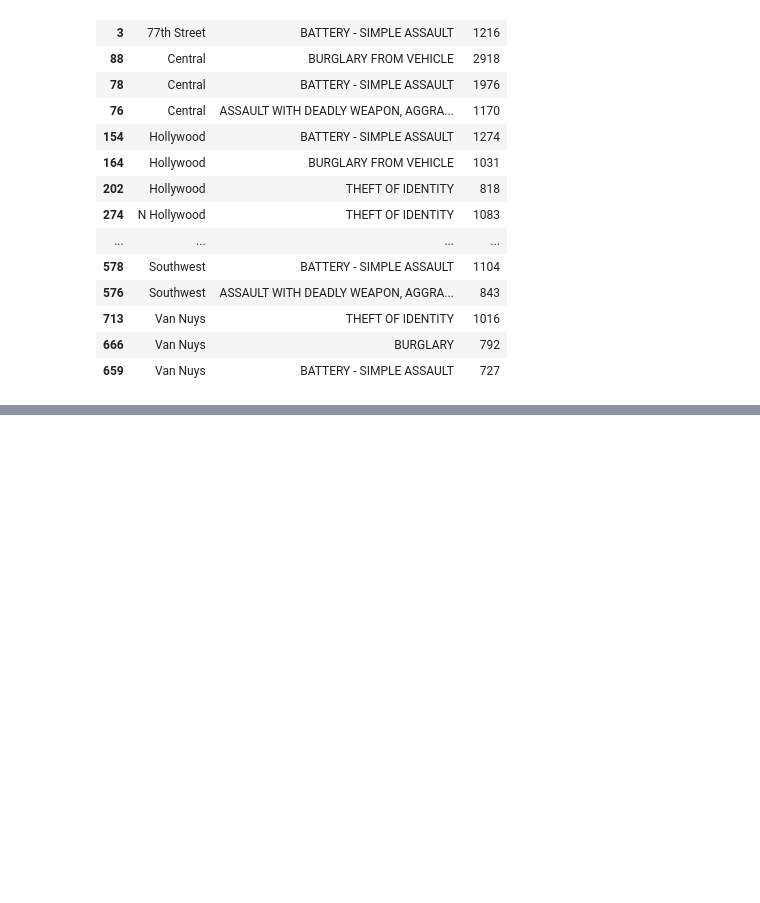
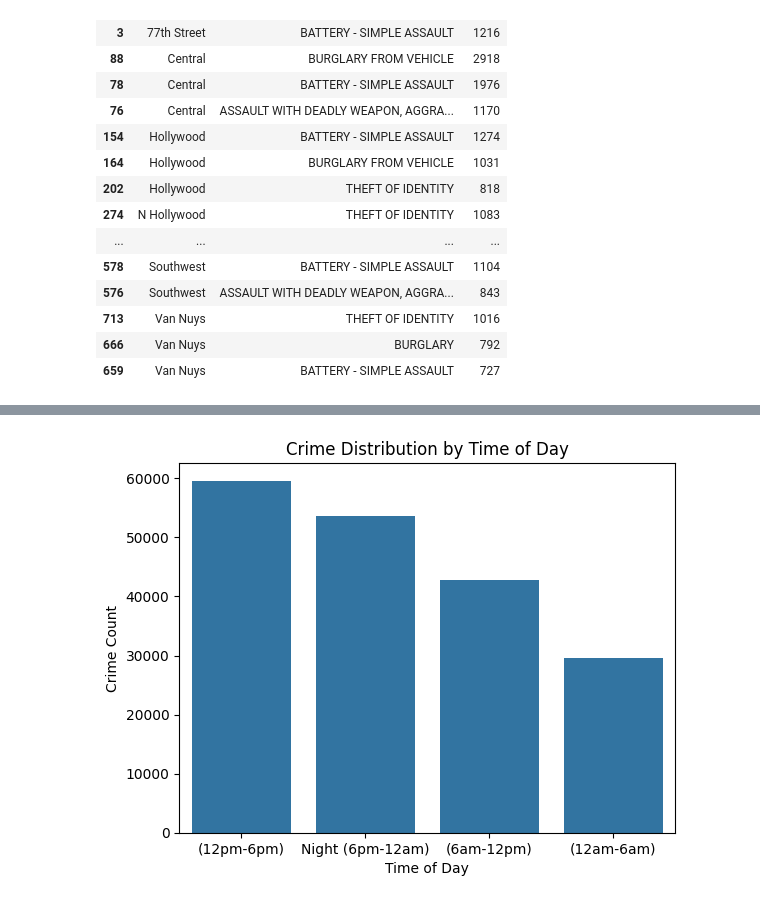
Before and after one commit to stanleyotieno1/Data-analysis-assignment, a Jupyter notebook: Jupyter-files/crime-rate.ipynb, the cells around one changed output, grey strips where cells are left out. Cells and saved outputs as stored; diff of their text form; code cells hidden in the pictures; blank space fills up the shorter version.

Commit message:
data analysis

```diff
--- a/Jupyter-files/crime-rate.ipynb
+++ b/Jupyter-files/crime-rate.ipynb
@@ -261,0 +262,33 @@ plt.show()
+# %%
+# Convert TIME OCC (e.g., 1330 → 13:30)
+# Convert TIME OCC to numeric, invalid values become NaN
+
+crimes_df['TIME OCC'] = pd.to_numeric(crimes_df['TIME OCC'], errors='coerce')
+crimes_df['Hour'] = crimes_df['TIME OCC'] // 100
+crimes_df = crimes_df.dropna(subset=['TIME OCC'])
+crimes_df['TIME OCC'] = crimes_df['TIME OCC'].astype(int)
+
+crimes_df['TIME OCC'] = crimes_df['TIME OCC'].apply(lambda x: f"{x:04d}")
+
+crimes_df['Hour'] = crimes_df['TIME OCC'].str[:2].astype(int)
+# %%
+def assign_day_period(hour):
+    if 0 <= hour < 6:
+        return "(12am-6am)"
+    elif 6 <= hour < 12:
+        return "(6am-12pm)"
+    elif 12 <= hour < 18:
+        return "(12pm-6pm)"
+    else:
+        return "Night (6pm-12am)"
+
+crimes_df['Time of Day'] = crimes_df['Hour'].apply(assign_day_period)
+# %%
+time_counts = crimes_df['Time of Day'].value_counts().reset_index()
+time_counts.columns = ['Time of Day', 'Crime Count']
+
+sns.barplot(data=time_counts, x='Time of Day', y='Crime Count')
+plt.title("Crime Distribution by Time of Day")
+plt.show()
+# %% [output]
+[figure, added]
```
Also changed, not shown: parts of 3 cells of this notebook.
